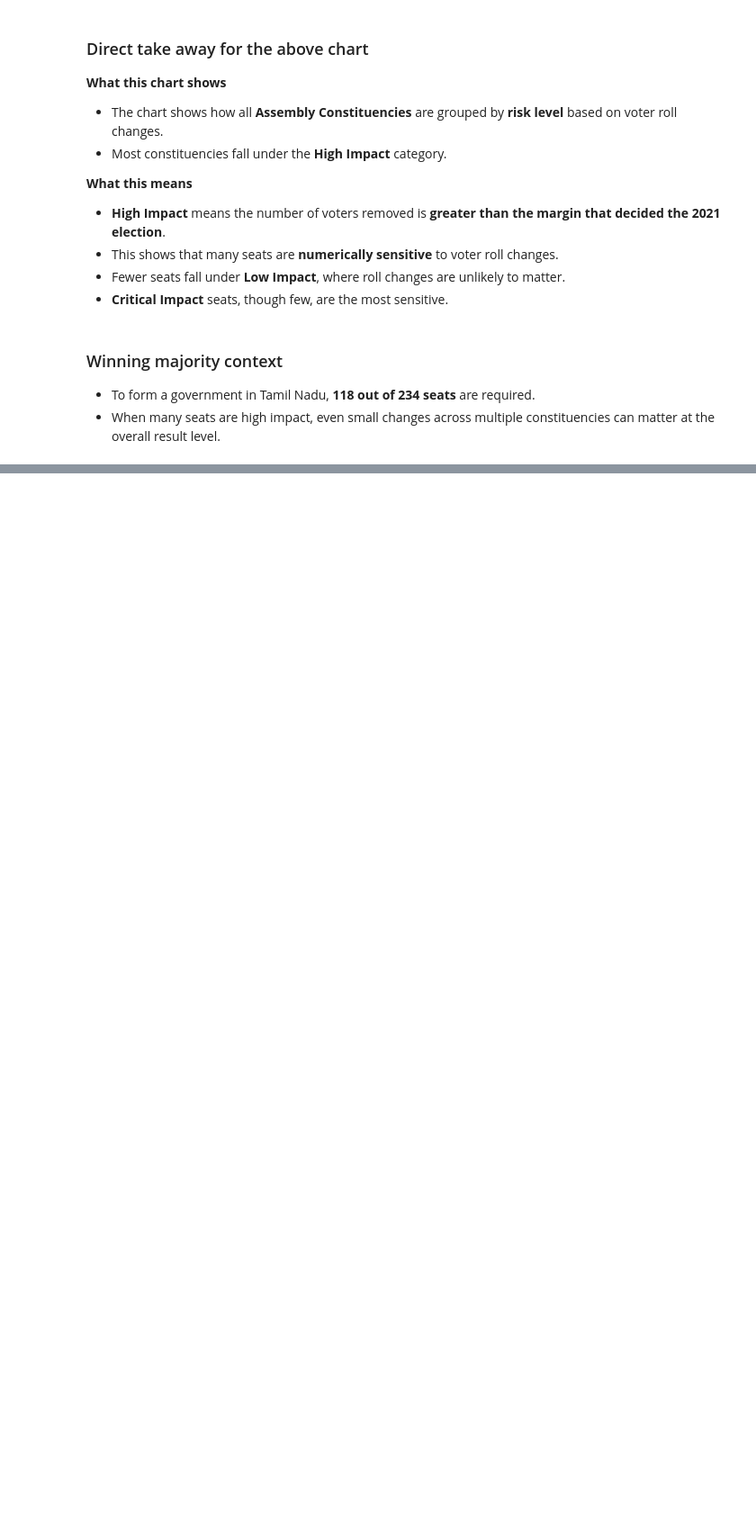
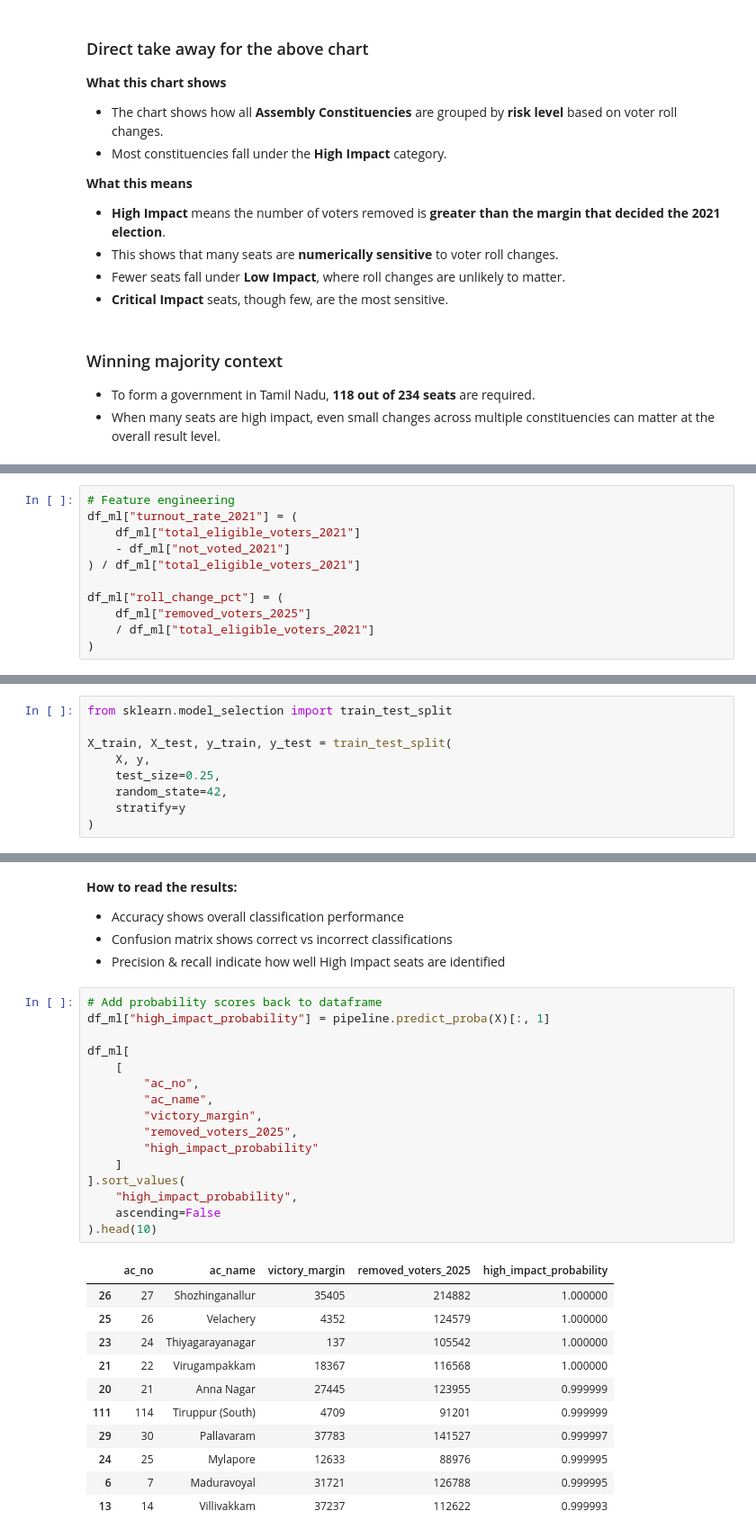
Before and after one commit to ijaihari/Tamil-Nadu-SIR-2026-Draft-Voter-Roll-Impact-Analysis, a Jupyter notebook: notebooks/final_analysis.ipynb, the cells around one changed output, grey strips where cells are left out. Shown at 90% size. Saved outputs shown, nothing was run; the diff lists cells and outputs as text; blank space fills up the shorter version.

```diff
--- a/notebooks/final_analysis.ipynb
+++ b/notebooks/final_analysis.ipynb
@@ -441,0 +462,11 @@ plt.show()
+# %%
+# Feature engineering
+df_ml["turnout_rate_2021"] = (
+    df_ml["total_eligible_voters_2021"]
+    - df_ml["not_voted_2021"]
+) / df_ml["total_eligible_voters_2021"]
+
+df_ml["roll_change_pct"] = (
+    df_ml["removed_voters_2025"]
+    / df_ml["total_eligible_voters_2021"]
+)
@@ -441,0 +494,9 @@ plt.show()
+# %%
+from sklearn.model_selection import train_test_split
+
+X_train, X_test, y_train, y_test = train_test_split(
+    X, y,
+    test_size=0.25,
+    random_state=42,
+    stratify=y
+)
@@ -441,0 +541,33 @@ plt.show()
+# %% [markdown]
+**How to read the results:**
+- Accuracy shows overall classification performance
+- Confusion matrix shows correct vs incorrect classifications
+- Precision & recall indicate how well High Impact seats are identified
+# %%
+# Add probability scores back to dataframe
+df_ml["high_impact_probability"] = pipeline.predict_proba(X)[:, 1]
+
+df_ml[
+    [
+        "ac_no",
+        "ac_name",
+        "victory_margin",
+        "removed_voters_2025",
+        "high_impact_probability"
+    ]
+].sort_values(
+    "high_impact_probability",
+    ascending=False
+).head(10)
+# %% [output]
+|  | ac_no | ac_name | victory_margin | removed_voters_2025 | high_impact_probability |
+| 26 | 27 | Shozhinganallur | 35405 | 214882 | 1.000000 |
+| 25 | 26 | Velachery | 4352 | 124579 | 1.000000 |
+| 23 | 24 | Thiyagarayanagar | 137 | 105542 | 1.000000 |
+| 21 | 22 | Virugampakkam | 18367 | 116568 | 1.000000 |
+| 20 | 21 | Anna Nagar | 27445 | 123955 | 0.999999 |
+| 111 | 114 | Tiruppur (South) | 4709 | 91201 | 0.999999 |
+| 29 | 30 | Pallavaram | 37783 | 141527 | 0.999997 |
+| 24 | 25 | Mylapore | 12633 | 88976 | 0.999995 |
+| 6 | 7 | Maduravoyal | 31721 | 126788 | 0.999995 |
+| 13 | 14 | Villivakkam | 37237 | 112622 | 0.999993 |
```
Also changed, not shown: parts of 19 cells of this notebook, 2 other files.
